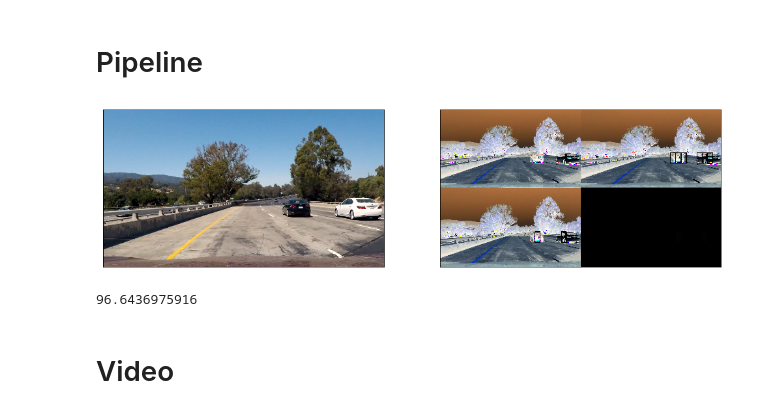
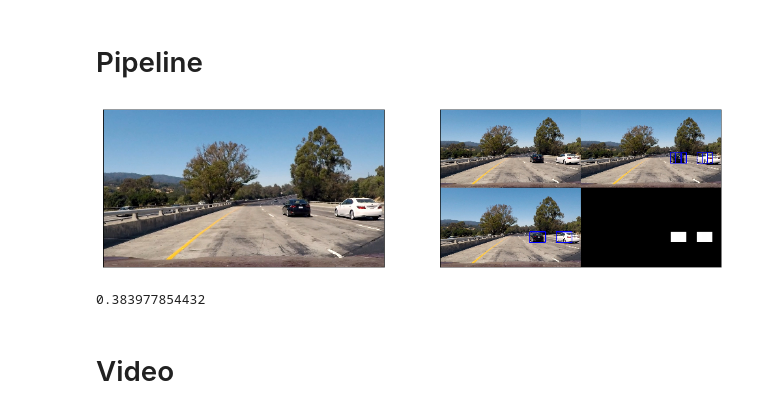
Before and after one commit to stefancyliax/CarND-Vehicle-Detection, a Jupyter notebook: P5_Vehicle_Detection.ipynb, the cells around one changed output. Saved outputs shown, nothing was run; the diff lists cells and outputs as text; code cells hidden in the pictures.

Commit message:
Added class for smoothing over several images

```diff
--- a/P5_Vehicle_Detection.ipynb
+++ b/P5_Vehicle_Detection.ipynb
@@ -548,16 +548,16 @@ def find_cars(img, ystart, ystop, scale, svc, X_scaler, orient, pix_per_cell, ce
             spatial_features = bin_spatial(subimg, size=spatial_size)
             hist_features = color_hist(subimg, nbins=hist_bins)
 
+
             # Extract HOG for this patch
             hog_feat1 = hog1[ypos:ypos + nblocks_per_window, xpos:xpos + nblocks_per_window].ravel()
             hog_feat2 = hog2[ypos:ypos + nblocks_per_window, xpos:xpos + nblocks_per_window].ravel()
             hog_feat3 = hog3[ypos:ypos + nblocks_per_window, xpos:xpos + nblocks_per_window].ravel()
             hog_features = np.hstack((hog_feat1, hog_feat2, hog_feat3))
 
+            test = np.hstack((spatial_features, hist_features, hog_features))
             # Scale features and make a prediction
-            test_features = X_scaler.transform(
-                np.hstack((spatial_features, hist_features, hog_features)).reshape(1, -1))
-            # test_features = X_scaler.transform(np.hstack((shape_feat, hist_feat)).reshape(1, -1))
+            test_features = X_scaler.transform(np.hstack((spatial_features, hist_features, hog_features)).reshape(1, -1))
             test_prediction = svc.predict(test_features)
 
             if test_prediction == 1:
@@ -655,40 +703,41 @@ print_example_images(labels[0], draw_img)
 # %% [markdown]
 # Pipeline
 # %%
-def pipeline_vehicle_detection(img, debug=False):
+def pipeline_vehicle_detection(img, debug=False, video=False):
 
     img = img.astype(np.float32)/255
 
     bbimg, bbox_list = find_cars(img, ystart, ystop, scale, svc, X_scaler, orient, pix_per_cell, cell_per_block, spatial_size, hist_bins)
 
-    heatmap = np.zeros_like(img[:,:,0]).astype(np.float)
-    heatmap = add_heat(heatmap,bbox_list)
-    heatmap = apply_threshold(heatmap,1)
-    labels = label(heatmap)
+    heatmap.add_heat(bbox_list)
 
+    labels = label(heatmap.smoothed_heatmap)
 
     result = draw_labeled_bboxes(np.copy(img), labels)
 
 
     if debug == True:
         result = np.vstack((img, result)) # put input image and resulting image on top of each other
-        bbimg
-        heatmap = np.clip(heatmap, 0, 255)
 
-        heatmap = np.dstack((heatmap, heatmap, heatmap))
-        debug_out = np.vstack((bbimg, heatmap)) # put threshold and debug output on top of each other
+
+        heatmap_out = np.dstack((heatmap.smoothed_heatmap, heatmap.smoothed_heatmap, heatmap.smoothed_heatmap))
+        debug_out = np.vstack((bbimg, heatmap_out)) # put threshold and debug output on top of each other
 
         result = np.hstack((result, debug_out)) # combine all four images into one
 
-    return result*255
+
+    if video:
+        result = result*255
+    return result
 
 img = load_image2('./test_images/test1.jpg')
+heatmap = Heatmap(history_depth = 10, threshold = 0)
 result = pipeline_vehicle_detection(img, debug=True)
 print_example_images(img, result)
 print(result.mean())
 # %% [output]
-[figure, old version]
+[figure, new version]
-96.6436975916
+0.383977854432
 # %% [markdown]
 # Video
 # %%
```
Also changed, not shown: parts of 8 cells of this notebook.
